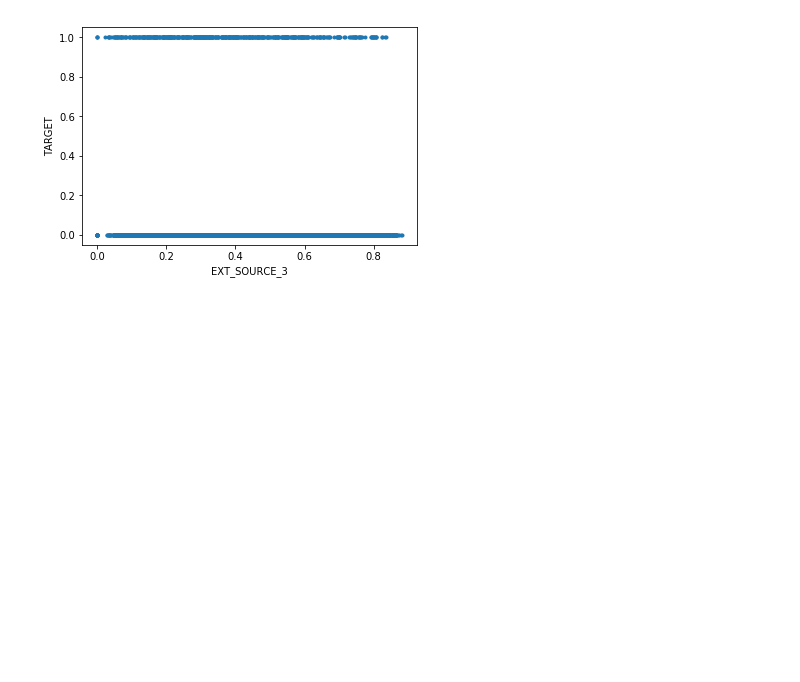
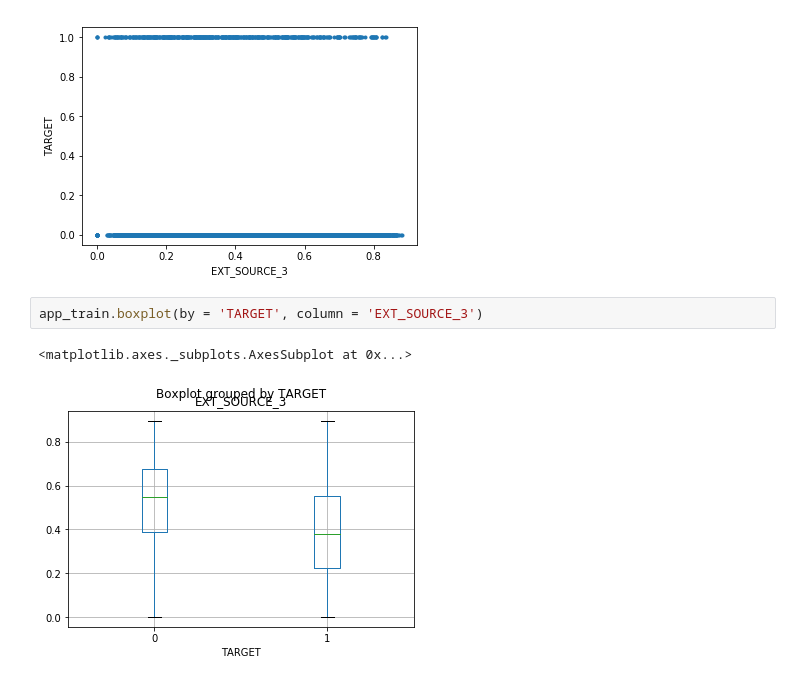
Before and after one commit to yyy110011/2nd-ML100Days, a Jupyter notebook: homework/Day_010_HW.ipynb, the cells around one changed output. Cells and saved outputs as stored; diff of their text form; blank space fills up the shorter version.

```diff
--- a/homework/Day_010_HW.ipynb
+++ b/homework/Day_010_HW.ipynb
@@ -164,3 +164,8 @@ plt.ylabel('TARGET')
 plt.show()
 # %% [output]
 [figure]
+# %%
+app_train.boxplot(by = 'TARGET', column = 'EXT_SOURCE_3')
+# %% [output]
+<matplotlib.axes._subplots.AxesSubplot at 0x...>
+[figure, added]
```
Also changed, not shown: parts of 2 cells of this notebook, 1 other file.
